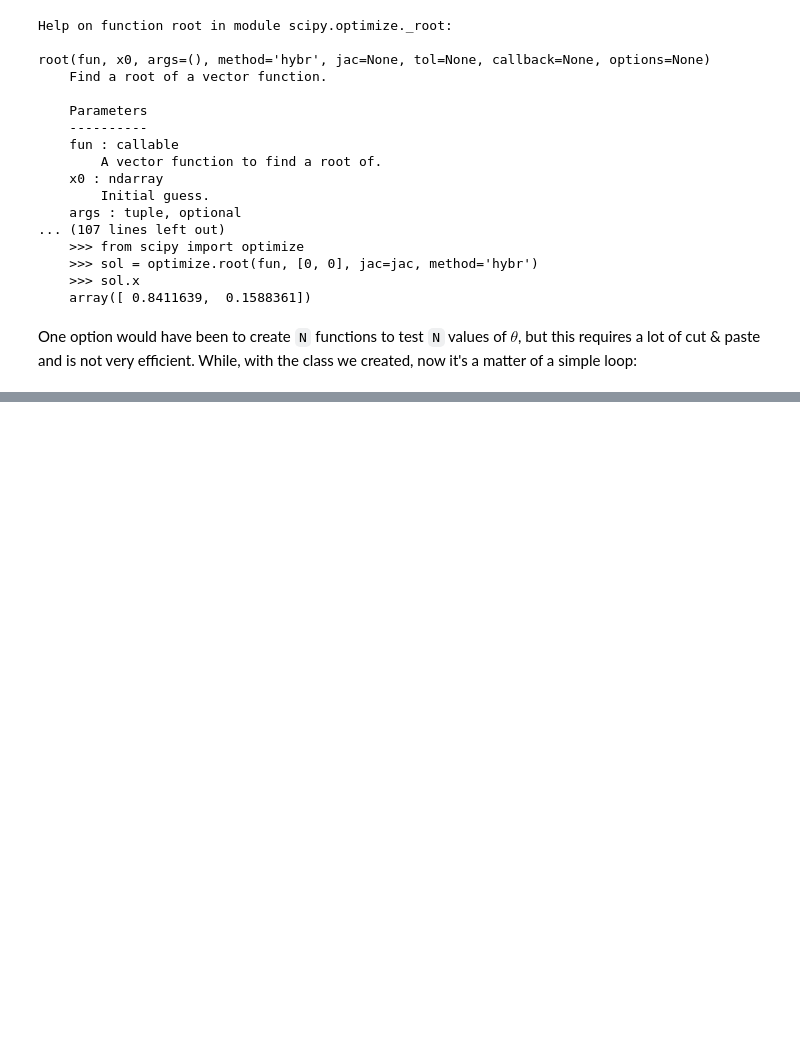
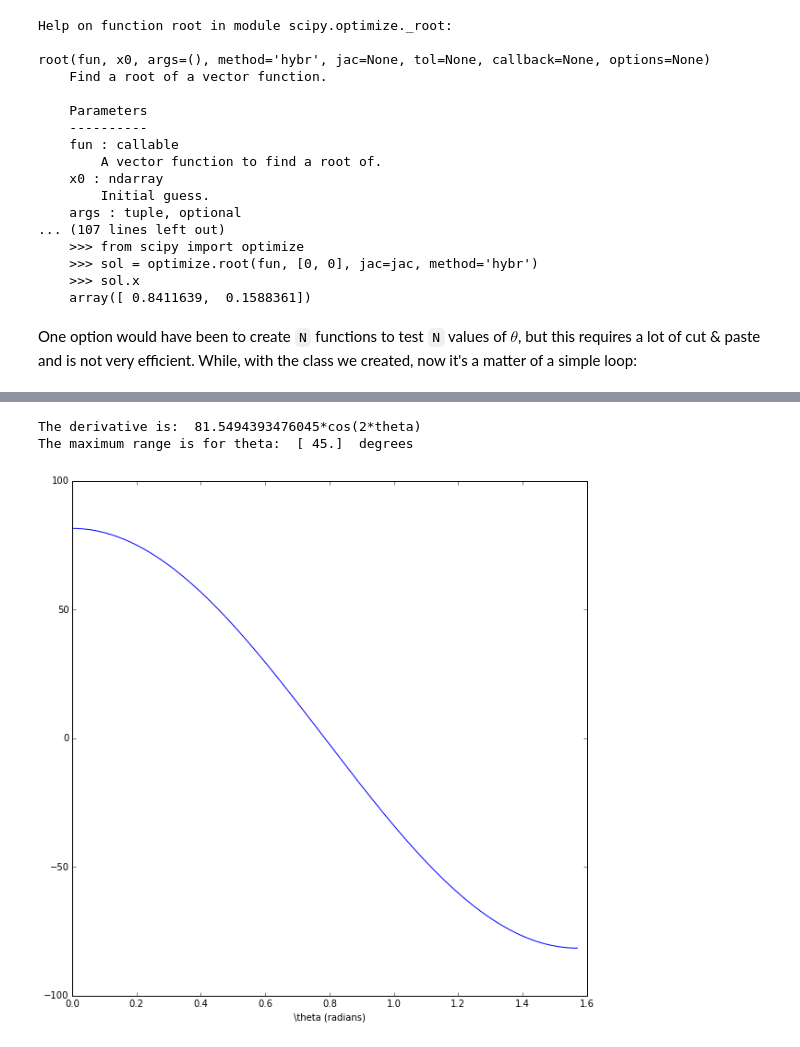
Before and after one commit to leosala/notebooks, a Jupyter notebook: Simple parabolic motion study.ipynb, the cells around one changed output, grey strips where cells are left out. Cells and saved outputs as stored; diff of their text form; code cells hidden in the pictures; blank space fills up the shorter version.

Commit message:
added sympy to parabolic example

```diff
--- a/Simple parabolic motion study.ipynb
+++ b/Simple parabolic motion study.ipynb
@@ -164,0 +234,35 @@ Maximum is 63.71 meters for theta=45.00
+# %%
+import sympy
+
+# define theta as a special SymPy symbol
+theta = sympy.Symbol("theta")
+
+# usual parameters
+v_0 = 20
+g = 9.81
+
+# the function to be derived. NB: we have to use sympy.sin instead of math.sin, as we are performin symbolic computations
+x = ( v_0**2 * sympy.sin(2 * theta)) / g
+
+# the derivative operation
+xprime = x.diff(theta)
+print "The derivative is: ", xprime
+
+# lambdify transforms SymPy expressions in lambda functions, that we can use to do further computations
+fprime = sympy.lambdify(theta, xprime, 'numpy')
+
+# let's find the roots
+thetas2 = np.arange(0, math.pi / 2., 0.01)
+roots = np.degrees(optimize.root(fprime, 0.5, method="hybr").x)
+print "The maximum range is for theta: ", roots, " degrees"
+
+# and plotting again the derivative
+plt.figure(figsize=(10, 10))
+plt.plot(thetas2, fprime(thetas2))
+plt.xlabel(r"theta (radians)")
+plt.xlabel(r"x_prime(theta) ")
+plt.show()
+# %% [output]
+The derivative is:  81.5494393476045*cos(2*theta)
+The maximum range is for theta:  [ 45.]  degrees
+[figure, added]
```
Also changed, not shown: parts of 10 cells of this notebook.
